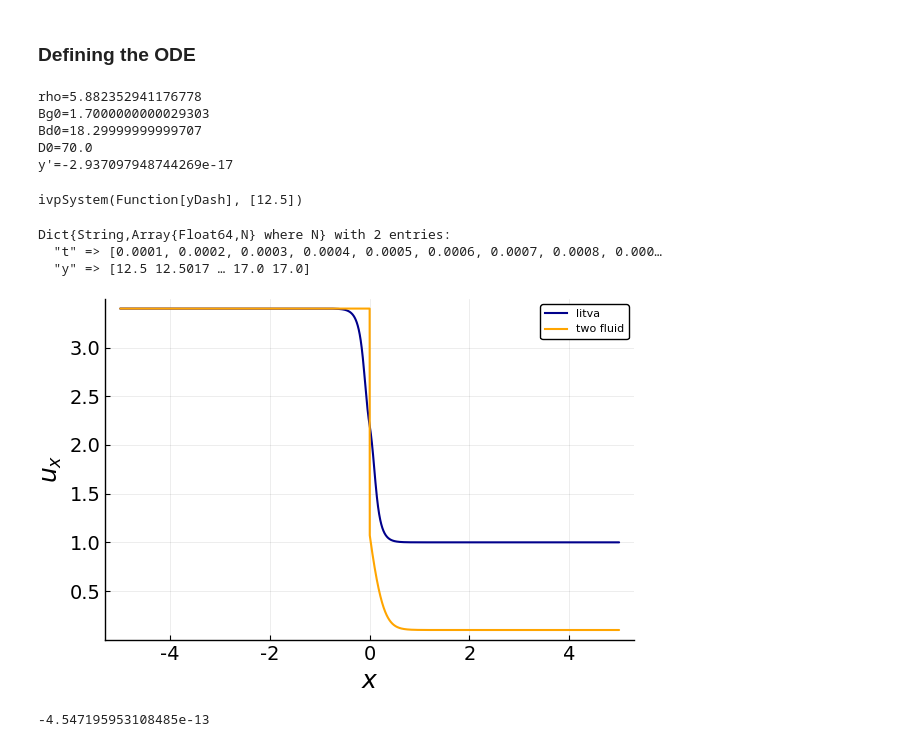
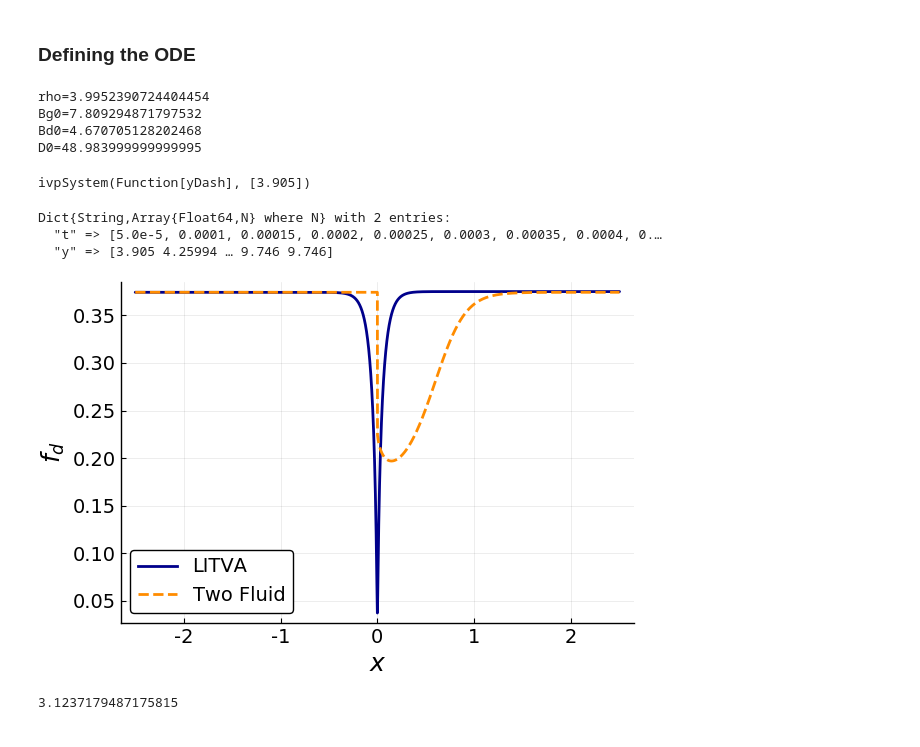
Before and after one commit to FLovascio/Tests, a Jupyter notebook: DustyShocks.ipynb, the cells around one changed output. Drawn from its saved outputs; the diff is of its cells as text; code cells hidden in the pictures.

```diff
--- a/DustyShocks.ipynb
+++ b/DustyShocks.ipynb
@@ -109,13 +94,13 @@ This is done by setting the right and left states as they are free parameters.
 # %%
 
 #pInit=0.25*(B-sqrt(1.0+4.0*D^2*f₀)-2.0p₀);
-pᵣ=2.0;
+pᵣ=10.0;
 pInit=0.5*(p₀+pᵣ);
 # %% [markdown]
 ### running the RK solver
 Run for 10000 steps to integrate hals the shock, the solution is then mirrored to produce the other side of the pressure profile.
 # %%
-h=0.0001;
+h=0.00005;
 x=map(x->h*x,collect(-50000:49999));
 Pn=Integrate(x,pInit);
 # %%
@@ -164,7 +129,7 @@ using RK
 # %%
 f=0.5;
 rho_g0=(1-Fd[1][1])*Fd[3][1];
-rho_d0=(Fd[1][1])*Fd[3][1];
+rho_d0=Fd[1][1]*Fd[3][1];
 println("rho=",rho_g0+rho_d0)
 u0=Fd[2][1]
 rho_gR=(1-Fd[1][end])*Fd[3][end];
@@ -177,40 +142,35 @@ println("Bd0=",Bd)
 d=rho_g0*(u0^2+c²)+rho_d0*(u0^2);
 println("D0=",d)
 yDash(x,y)=-(Bd/ts)*((y[1]^2)*(Bd*Bg-d*y[1]+Bg^2+c²*y[1]^2))/((d*y[1]-Bg^2-c²*(y[1]^2)+Bd^2)*(y[1]^2*c²-Bg^2))
-println("y'=",yDash(0,rho_g0))
 problem=[yDash]
-trange=0.0001:0.0001:5
-init=[rho_gR]
+trange=0.00005:0.00005:2.5
+init=[rho_g0+1.405]
 ivp=ivpSystem(problem,init)
 # %% [output]
-rho=5.882352941176778
-Bg0=1.7000000000029303
-Bd0=18.29999999999707
-D0=70.0
-y'=-2.937097948744269e-17
+rho=3.9952390724404454
+Bg0=7.809294871797532
+Bd0=4.670705128202468
+D0=48.983999999999995
-ivpSystem(Function[yDash], [12.5])
+ivpSystem(Function[yDash], [3.905])
 # %%
 Sol=integrateRK(ivp,trange,rk4)
 # %% [output]
 Dict{String,Array{Float64,N} where N} with 2 entries:
-  "t" => [0.0001, 0.0002, 0.0003, 0.0004, 0.0005, 0.0006, 0.0007, 0.0008, 0.000…
-  "y" => [12.5 12.5017 … 17.0 17.0]
+  "t" => [5.0e-5, 0.0001, 0.00015, 0.0002, 0.00025, 0.0003, 0.00035, 0.0004, 0.…
+  "y" => [3.905 4.25994 … 9.746 9.746]
 # %%
 ynew=zeros(length(Sol["y"][1,:]));
 ynew=ynew.+rho_g0;
 ynew=vcat(ynew,Sol["y"][1,:]);
 # %%
 ug=Bg./ynew;
-ud=(d.-ynew.*(ug.^2 .+c²))./Bd;
+ud=(d.- (ynew.*(ug.^2 .+c²)))./Bd#(d.-ug.*Bg.-ynew.*c²)./Bd;
 rhod=Bd./ud;
 u=(rhod.*ud)./(rhod.+ynew) .+ (ynew.*ug)./(rhod.+ynew);
 rho=rhod+ynew;
+fdArray=rhod./rho;
 # %%
-plot(x,Fd[2],xlabel=L"x",ylabel=L"u_x",tickfont=font(14),color=:darkblue,guidefont=font(18), linewidth=1.5,label="litva")
-plot!(x,ud,xlabel=L"x",ylabel=L"u_x",tickfont=font(14),color=:orange,guidefont=font(18), linewidth=1.5, label="two fluid")
+plot(x,Fd[1],xlabel=L"x",ylabel=L"$f_d$",tickfont=font(14),color=:darkblue,guidefont=font(18),legendfont=font(14), linewidth=2,label="LITVA")
+plot!(x,fdArray,xlabel=L"x",ylabel=L"$f_d$",tickfont=font(14),color=:darkorange,guidefont=font(18),legendfont=font(14), linewidth=2,linestyle=:dash, label="Two Fluid")
 # %% [output]
-[figure, old version]
+[figure, new version]
-# %%
-ug[end]-ud[end]
-# %% [output]
--4.547195953108485e-13
@@ -216,0 +179,4 @@ ug[end]-ud[end]
+# %%
+ug[1]
+# %% [output]
+3.1237179487175815
```
Also changed, not shown: parts of 8 cells of this notebook.
